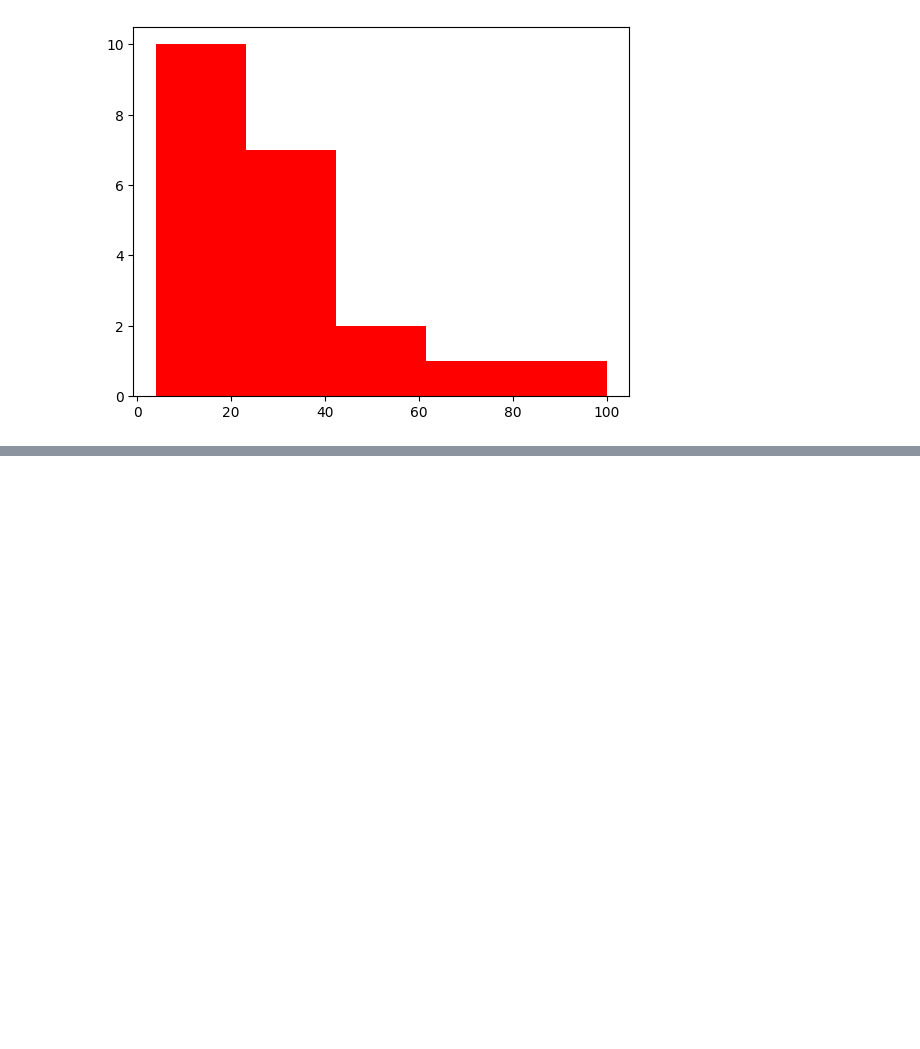
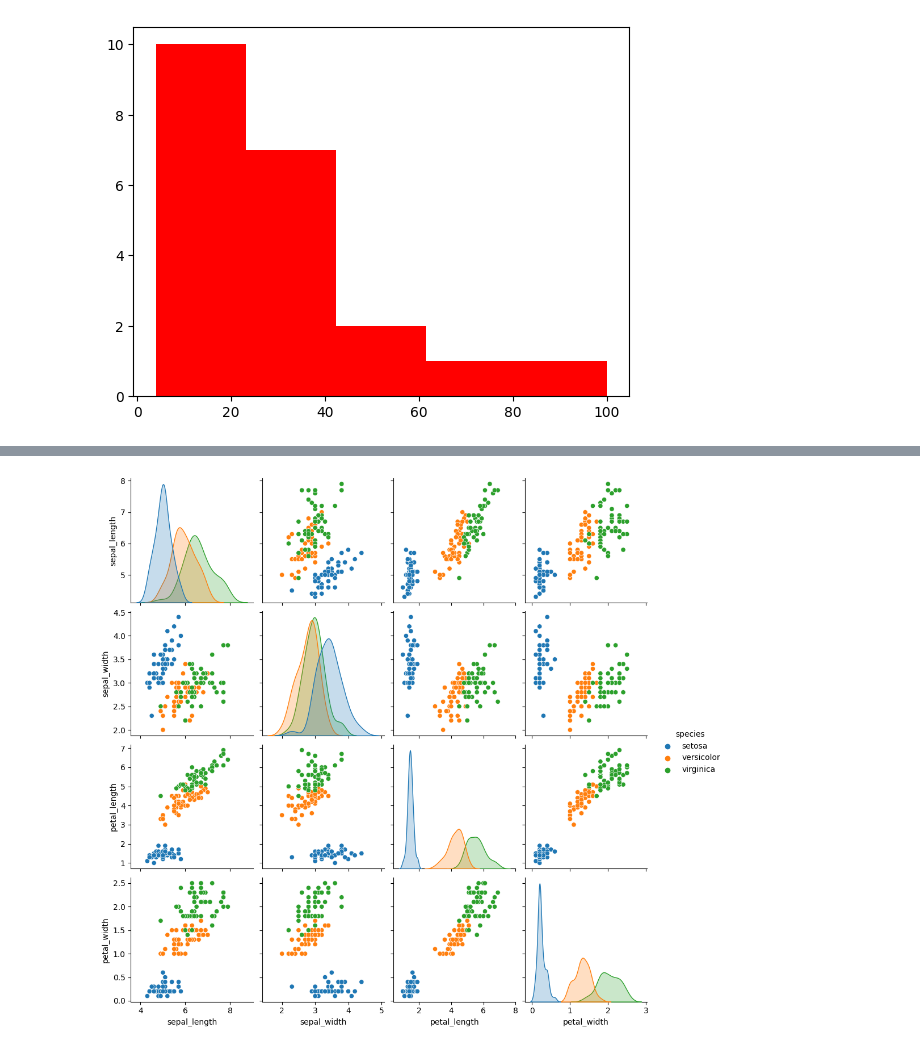
Before and after one commit to revan-desai/NumPy_and_Seaborn, a Jupyter notebook: seaborn_matplotlib_06.ipynb, the cells around one changed output, grey strips where cells are left out. Saved outputs shown, nothing was run; the diff lists cells and outputs as text; code cells hidden in the pictures; blank space fills up the shorter version.

```diff
--- a/seaborn_matplotlib_06.ipynb
+++ b/seaborn_matplotlib_06.ipynb
@@ -78,0 +92,12 @@ n,bin,p=plt.hist(x,num_bin,facecolor='red',alpha=1)      # alpha(range 0 to 1) i
+# %%
+import seaborn as sns
+
+import matplotlib.pyplot as plt
+
+datairis=sns.load_dataset('iris')
+
+sns.pairplot(data=datairis,hue='species')
+
+plt.show()
+# %% [output]
+[figure, added]
```
Also changed, not shown: parts of 13 cells of this notebook.
